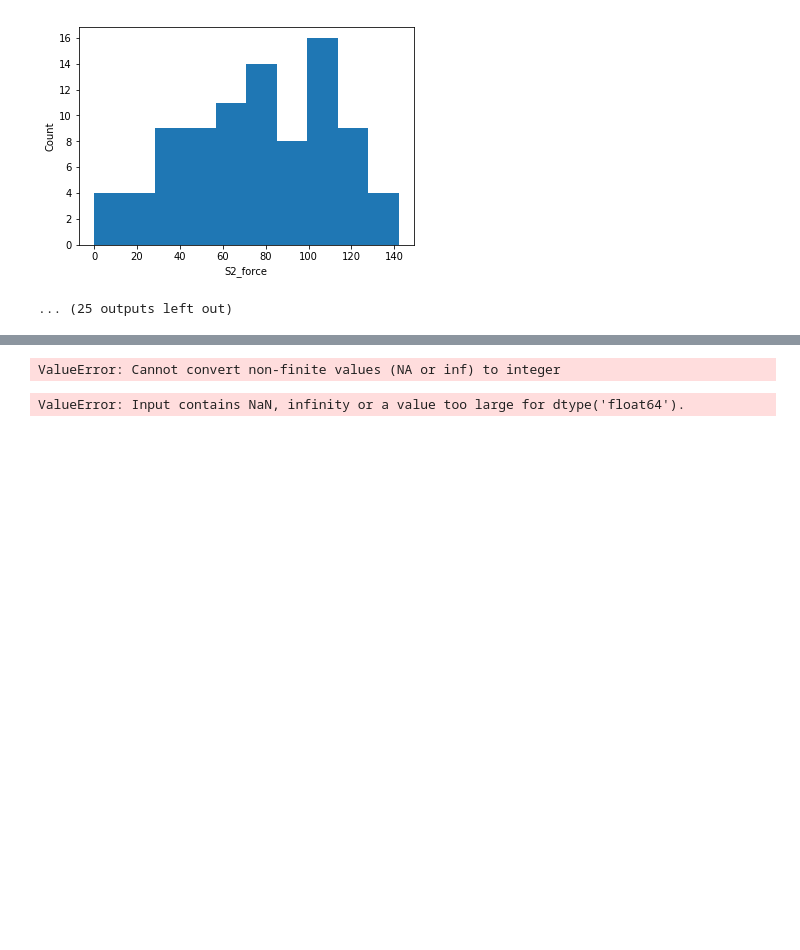
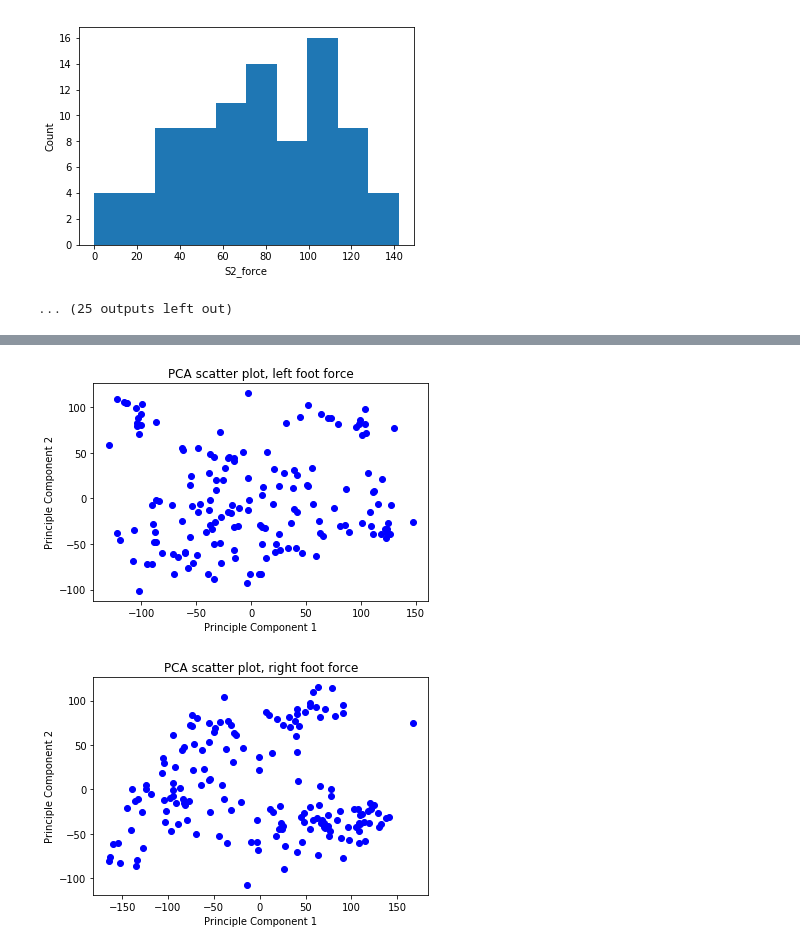
Before and after one commit to Tommyse/smart-insole-fudan-turku, a Jupyter notebook: jupyter notebooks/early_data_testing.ipynb, the cells around one changed output, grey strips where cells are left out. Cells and saved outputs as stored; diff of their text form; code cells hidden in the pictures; blank space fills up the shorter version.

```diff
--- a/jupyter notebooks/early_data_testing.ipynb
+++ b/jupyter notebooks/early_data_testing.ipynb
@@ -385,9 +349,16 @@ plt.show()
 [figure]
 ... (25 outputs left out)
 # %%
-data1 = data.loc[data["session"] == 1]
+
 #"Insole_timer"
-values_cols = ["Contact_time","S0_force","S0_start_time","S0_max_time","S0_end_time","S1_force","S1_start_time","S1_max_time","S2_force","S2_start_time","S2_max_time","S2_end_time","S3_force","S3_start_time","S3_max_time","S3_end_time","S4_force","S4_start_time","S4_max_time","S4_end_time","S5_force","S5_start_time","","S5_max_time","S5_end_time","S6_force","S6_start_time","S6_max_time","S6_end_time","F1_force","F1_time","F2_force","F2_time","F3_force","F3_time"]
+values_cols = ["Contact_time","S0_force","S0_start_time","S0_max_time","S0_end_time","S1_force",
+               "S1_start_time","S1_max_time","S2_force","S2_start_time","S2_max_time","S2_end_time",
+               "S3_force","S3_start_time","S3_max_time","S3_end_time","S4_force","S4_start_time",
+               "S4_max_time","S4_end_time","S5_force","S5_start_time","S5_max_time","S5_end_time",
+               "S6_force","S6_start_time","S6_max_time","S6_end_time","F1_force","F1_time","F2_force",
+               "F2_time","F3_force","F3_time"]
 
-values = data1.loc[:,values_cols]
-values
+force_cols = ["S0_force","S1_force","S2_force","S3_force","S4_force","S5_force","S6_force"]
+startT_cols = ["S0_start_time","S1_start_time","S2_start_time","S3_start_time","S4_start_time","S5_start_time","S6_start_time"]
+maxT_cols = ["S0_max_time","S1_max_time","S2_max_time","S3_max_time","S4_max_time","S5_max_time","S6_max_time"]
+endT_cols = ["S0_end_time","S1_end_time","S2_end_time","S3_end_time","S4_end_time","S5_end_time","S6_end_time"]
@@ -419,28 +364,0 @@ https://pandas.pydata.org/pandas-docs/stable/indexing.html#deprecate-loc-reindex
-# %%
-values = values.astype('int')
-# %% [output]
-ValueError: Cannot convert non-finite values (NA or inf) to integer
-# %%
-pca=PCA(n_components=2, svd_solver='full')
-pca.fit(values)
-
-print("variance ", pca.explained_variance_)
-print("variance ratio ", pca.explained_variance_ratio_)
-print("singular values ", pca.singular_values_)
-
-T=pca.transform(values)
-#print(values.shape)
-#print(T.shape)
-
-#Dataframe from T
-Tdf=pd.DataFrame(T)
-Tdf.columns=["c1","c2"]
-
-#Plot with colors
-plt.scatter(Tdf["c1"], Tdf["c2"], c="b")
-plt.title("PCA scatter plot")
-plt.xlabel("Principle Component 1")
-plt.ylabel("Principle Component 2")
-plt.show()
-# %% [output]
-ValueError: Input contains NaN, infinity or a value too large for dtype('float64').
@@ -446,0 +368,33 @@ ValueError: Input contains NaN, infinity or a value too large for dtype('float64
+# %%
+valuesL = data1L.loc[:,force_cols]
+valuesR = data1R.loc[:,force_cols]
+
+pca1=PCA(n_components=2, svd_solver='full')
+pca1.fit(valuesL)
+
+pca2=PCA(n_components=2, svd_solver='full')
+pca2.fit(valuesR)
+
+T1=pca1.transform(valuesL)
+T2=pca2.transform(valuesR)
+
+#Dataframe from T
+T1df=pd.DataFrame(T1)
+T1df.columns=["c1","c2"]
+T2df=pd.DataFrame(T2)
+T2df.columns=["c1","c2"]
+
+plt.scatter(T1df["c1"], T1df["c2"], c="b")
+plt.title("PCA scatter plot, left foot force")
+plt.xlabel("Principle Component 1")
+plt.ylabel("Principle Component 2")
+plt.show()
+
+plt.scatter(T2df["c1"], T2df["c2"], c="b")
+plt.title("PCA scatter plot, right foot force")
+plt.xlabel("Principle Component 1")
+plt.ylabel("Principle Component 2")
+plt.show()
+# %% [output]
+[figure, added]
+[figure, added]
```
Also changed, not shown: parts of 16 cells of this notebook, 1 other file.
